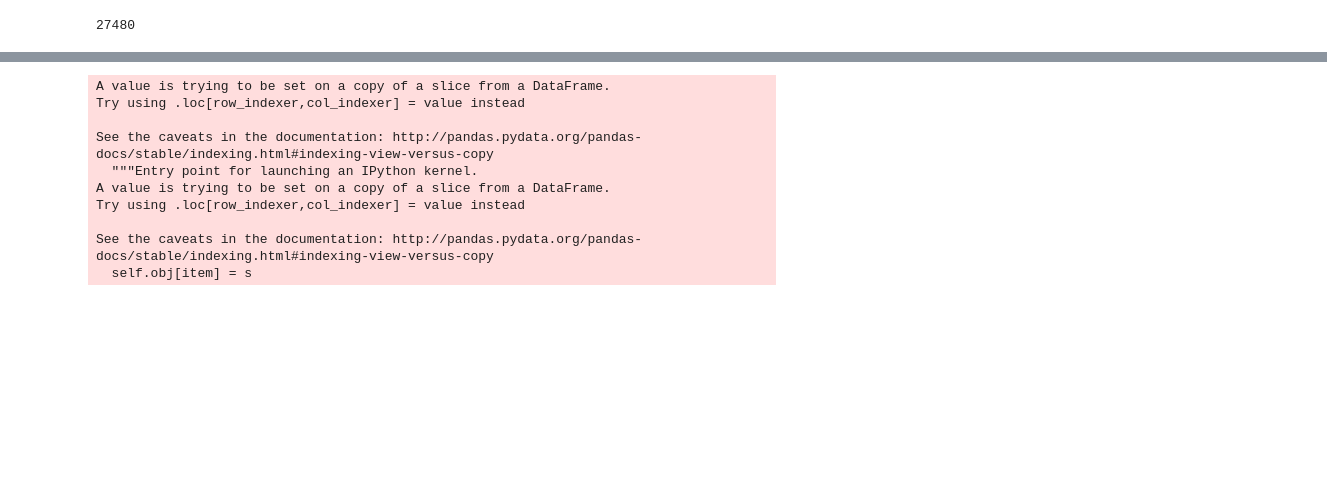
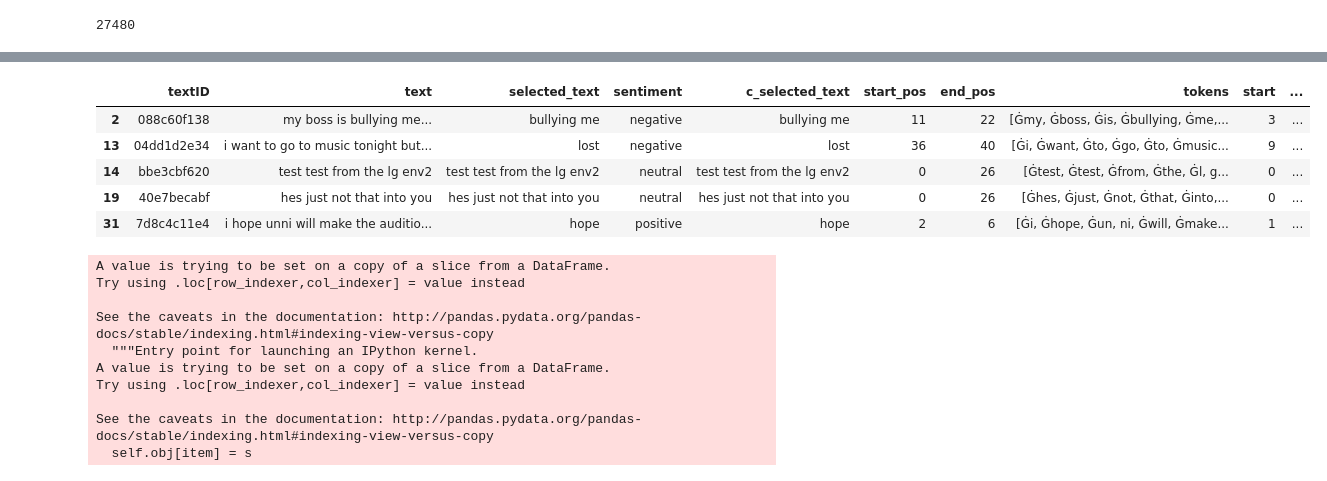
Before and after one commit to thuwyh/Tweet-Sentiment-Extraction, a Jupyter notebook: notebook/robert-prepare-data.ipynb, the cells around one changed output, grey strips where cells are left out. Cells and saved outputs as stored; diff of their text form; code cells hidden in the pictures; blank space fills up the shorter version.

```diff
--- a/notebook/robert-prepare-data.ipynb
+++ b/notebook/robert-prepare-data.ipynb
@@ -171,3 +169,16 @@ local_test = train.sample(n=3480)
+# %%
+local_test_id = pd.read_pickle('../input/localtest_ids.pkl')
+# %%
+local_test = train[train['textID'].isin(local_test_id['textID'].tolist())]
+# %%
+local_test.head()
+# %% [output]
+|  | textID | text | selected_text | sentiment | c_selected_text | start_pos | end_pos | tokens | start | ... |
+| 2 | 088c60f138 | my boss is bullying me... | bullying me | negative | bullying me | 11 | 22 | [Ġmy, Ġboss, Ġis, Ġbullying, Ġme,... | 3 | ... |
+| 13 | 04dd1d2e34 | i want to go to music tonight but... | lost | negative | lost | 36 | 40 | [Ġi, Ġwant, Ġto, Ġgo, Ġto, Ġmusic... | 9 | ... |
+| 14 | bbe3cbf620 | test test from the lg env2 | test test from the lg env2 | neutral | test test from the lg env2 | 0 | 26 | [Ġtest, Ġtest, Ġfrom, Ġthe, Ġl, g... | 0 | ... |
+| 19 | 40e7becabf | hes just not that into you | hes just not that into you | neutral | hes just not that into you | 0 | 26 | [Ġhes, Ġjust, Ġnot, Ġthat, Ġinto,... | 0 | ... |
+| 31 | 7d8c4c11e4 | i hope unni will make the auditio... | hope | positive | hope | 2 | 6 | [Ġi, Ġhope, Ġun, ni, Ġwill, Ġmake... | 1 | ... |
 # %%
 local_train = train[~train['textID'].isin(local_test['textID'].tolist())]
 local_train.reset_index(drop=True, inplace=True)
```
Also changed, not shown: parts of 9 cells of this notebook, 5 other files.
